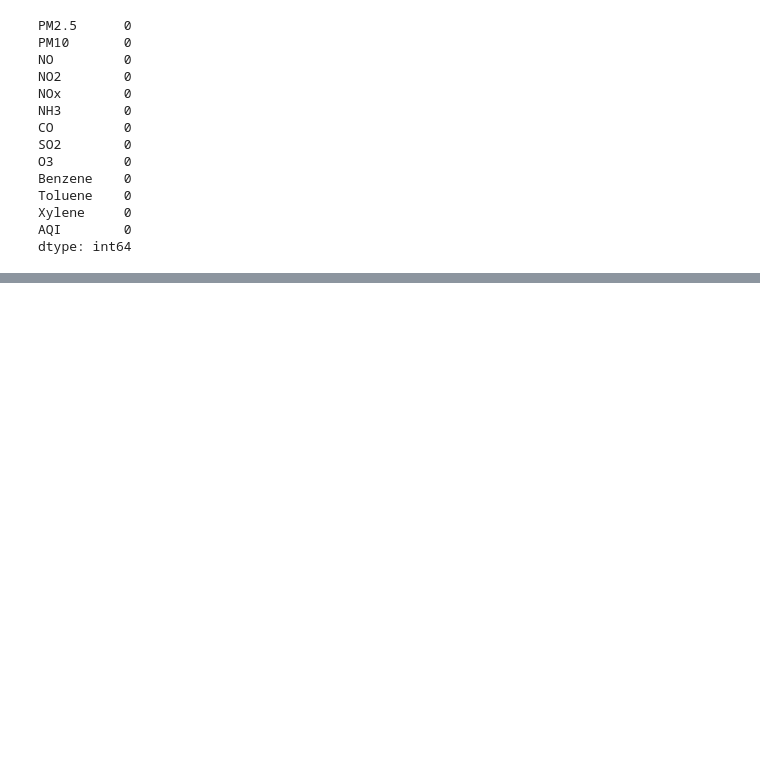
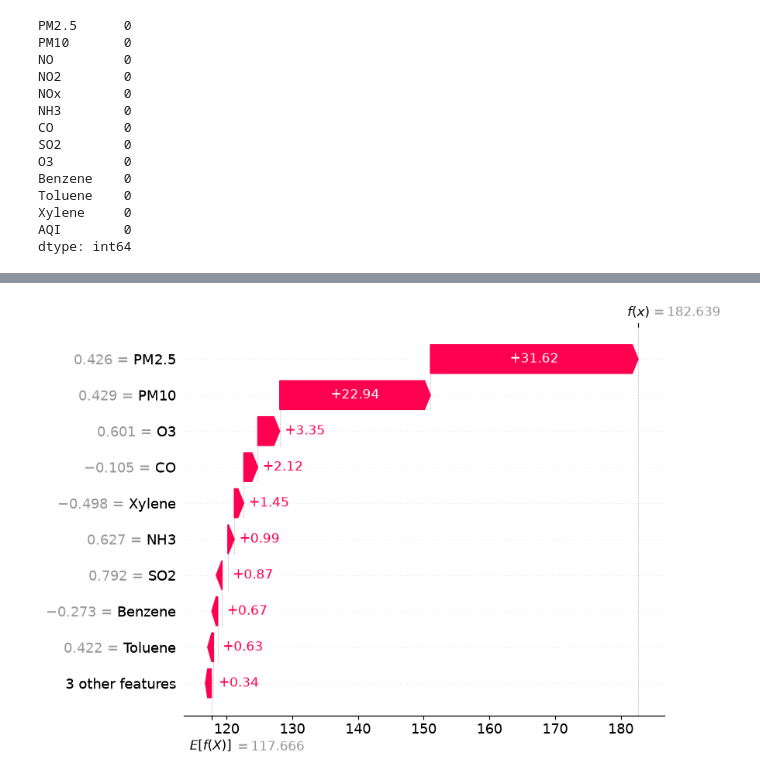
Before and after one commit to Patthadon25/Environmental-ML-Project, a Jupyter notebook: ML_analysis.ipynb, the cells around one changed output, grey strips where cells are left out. Cells and saved outputs as stored; diff of their text form; code cells hidden in the pictures; blank space fills up the shorter version.

```diff
--- a/ML_analysis.ipynb
+++ b/ML_analysis.ipynb
@@ -145,15 +298,12 @@ models = {
 # %%
 results = []
 
-for name, model in models.items():
+for name, model in best_models.items():
 
-    # Train
     model.fit(X_train, y_train)
 
-    # Predict
     y_pred = model.predict(X_test)
 
-    # Evaluate
     results.append({
         'Model': name,
         'R2': r2_score(y_test, y_pred),
@@ -161,7 +311,6 @@ for name, model in models.items():
         'RMSE': np.sqrt(mean_squared_error(y_test, y_pred))
     })
 
-# Results
 results_df = pd.DataFrame(results)
 
 results_df = results_df.sort_values(
@@ -181,0 +386,5 @@ Decision Tree Regression 0.917140 18.881431 26.256620
+# %%
+i = 0
+shap.plots.waterfall(shap_exp[i])
+# %% [output]
+[figure, added]
```
Also changed, not shown: parts of 16 cells of this notebook, 1 other file.
